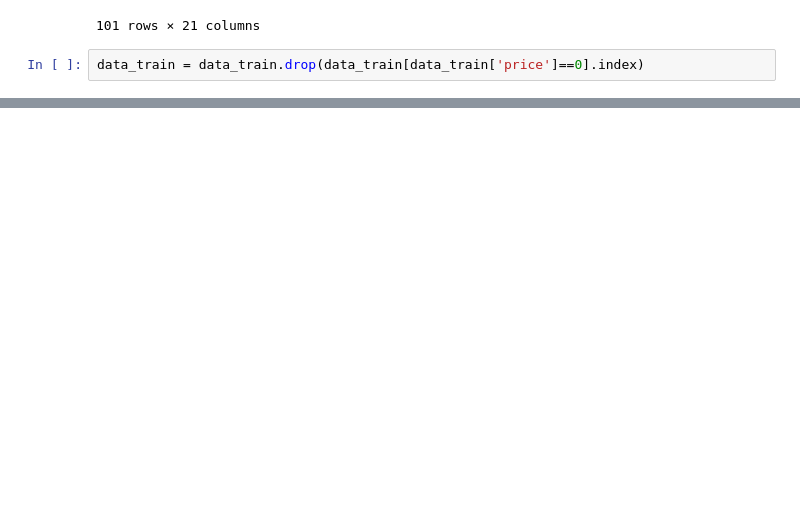
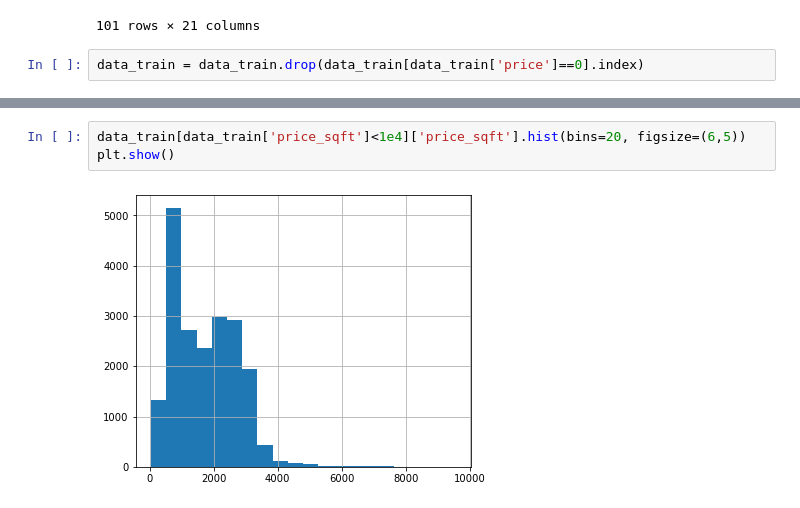
Before and after one commit to PigeonPhobia/no-bylan-regressor, a Jupyter notebook: mingyue_public_EDA.ipynb, the cells around one changed output, grey strips where cells are left out. Saved outputs shown, nothing was run; the diff lists cells and outputs as text; blank space fills up the shorter version.

```diff
--- a/mingyue_public_EDA.ipynb
+++ b/mingyue_public_EDA.ipynb
@@ -294,0 +354,5 @@ Name: price, dtype: float64
+# %%
+data_train[data_train['price_sqft']<1e4]['price_sqft'].hist(bins=20, figsize=(6,5))
+plt.show()
+# %% [output]
+[figure, added]
```
Also changed, not shown: parts of 17 cells of this notebook.
